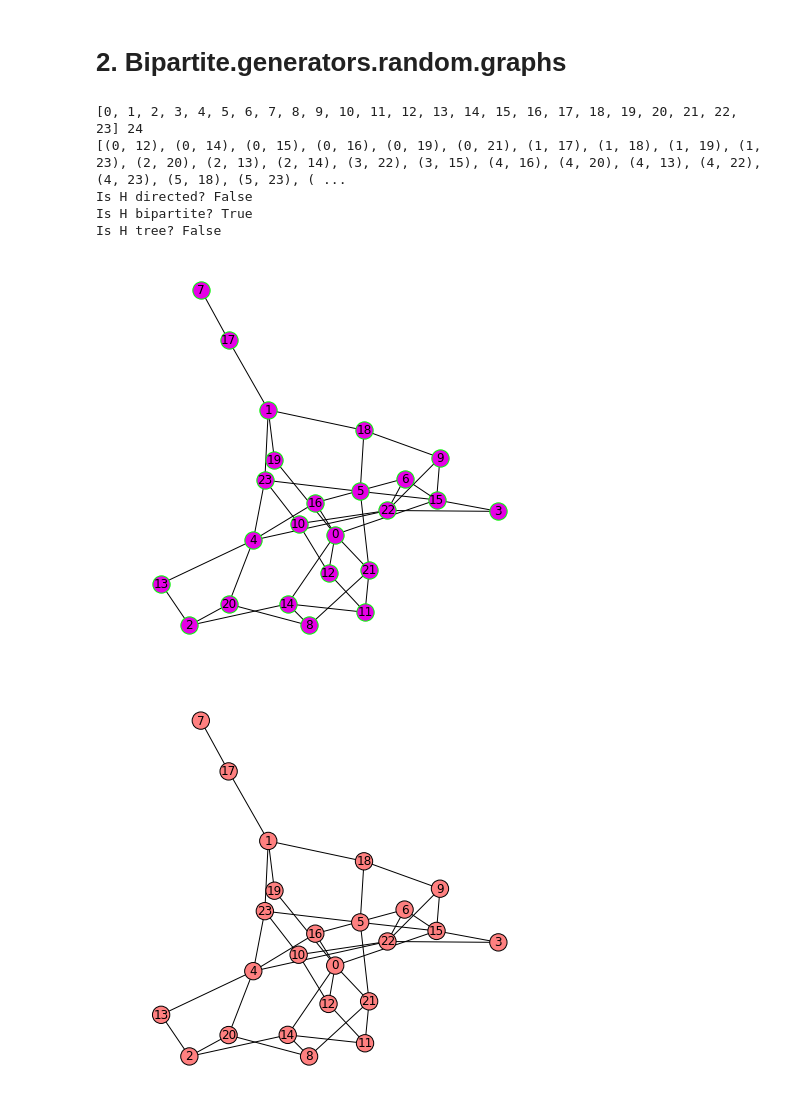
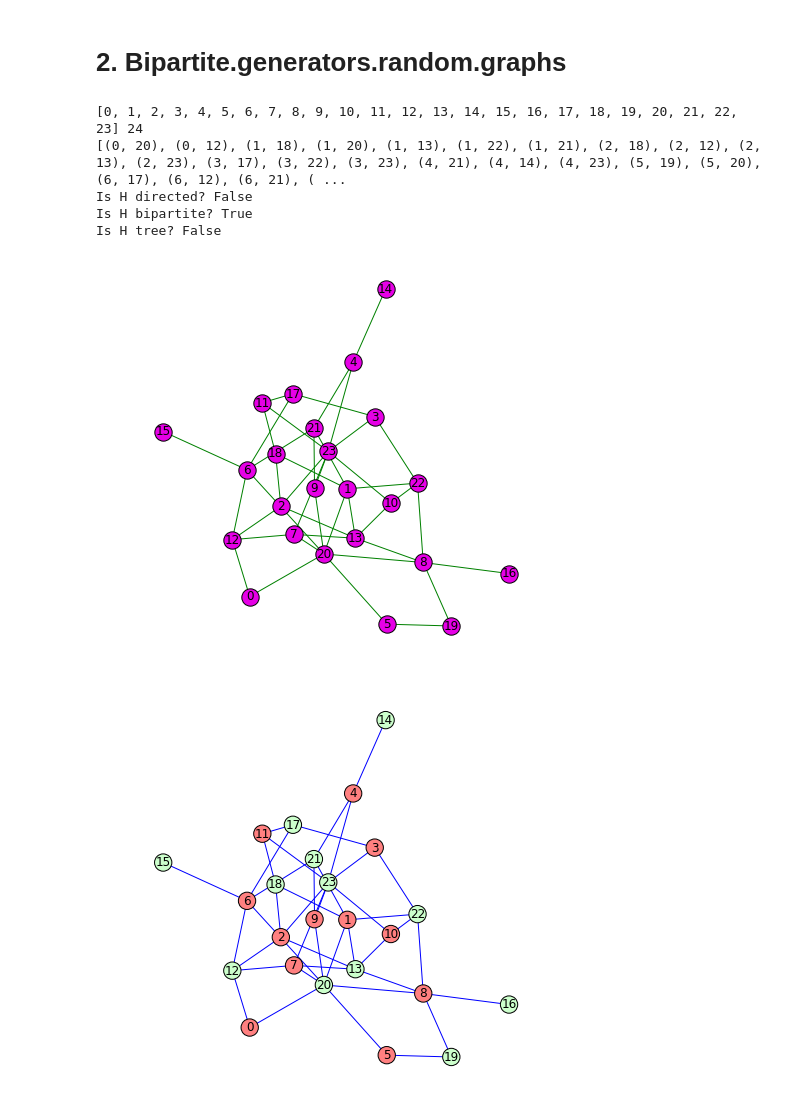
Before and after one commit to mboudour/NetworkXGraphs, a Jupyter notebook: Homeworks_Diakrita2018/Homework1/NB1_Homework_Giota_Zisimopoulou.ipynb, the cells around one changed output. Drawn from its saved outputs; the diff is of its cells as text; code cells hidden in the pictures.

```diff
--- a/Homeworks_Diakrita2018/Homework1/NB1_Homework_Giota_Zisimopoulou.ipynb
+++ b/Homeworks_Diakrita2018/Homework1/NB1_Homework_Giota_Zisimopoulou.ipynb
@@ -83,21 +99,40 @@ figsize=(7,7)
 node_color = "#e600e6"
 edge_color = "#ff8c1a"
 edge_border_color = "#00ff00"
-pcplot(H,pos,node_color,edge_color,edge_border_color,figsize)
+G=H
+plt.figure(figsize=figsize);
+nodes = nx.draw_networkx_nodes(G, pos, node_color=node_color,edge_color=edge_color)
+nodes.set_edgecolor(node_border_color)
+nx.draw_networkx_edges(G, pos,edge_color="green")
+nx.draw_networkx_labels(G, pos)
+plt.axis('off');
 # %% [output]
 [0, 1, 2, 3, 4, 5, 6, 7, 8, 9, 10, 11, 12, 13, 14, 15, 16, 17, 18, 19, 20, 21, 22, 23] 24
-[(0, 12), (0, 14), (0, 15), (0, 16), (0, 19), (0, 21), (1, 17), (1, 18), (1, 19), (1, 23), (2, 20), (2, 13), (2, 14), (3, 22), (3, 15), (4, 16), (4, 20), (4, 13), (4, 22), (4, 23), (5, 18), (5, 23), ( ...
+[(0, 20), (0, 12), (1, 18), (1, 20), (1, 13), (1, 22), (1, 21), (2, 18), (2, 12), (2, 13), (2, 23), (3, 17), (3, 22), (3, 23), (4, 21), (4, 14), (4, 23), (5, 19), (5, 20), (6, 17), (6, 12), (6, 21), ( ...
 Is H directed? False
 Is H bipartite? True
 Is H tree? False
-[figure, old version]
+[figure, new version]
 # %%
-bipartition={0:"#ff8080",1:"#ff8080",2:"#ff8080",3:"#ff8080",4:"#ff8080",5:"#ff8080",6:"#ff8080",7:"#ff8080",8:"#ff8080",9:"#ff8080",10:"#ff8080",11:"#ff8080",12:"#ff8080",13:"#ff8080",14:"#ff8080",15:"#ff8080",16:"#ff8080",17:"#ff8080",18:"#ff8080",19:"#ff8080",20:"#ff8080",21:"#ff8080",22:"#ff8080",23:"#ff8080"}
+# bipartition={0:"#ff8080",1:"#ff8080",2:"#ff8080",3:"#ff8080",4:"#ff8080",5:"#ff8080",6:"#ff8080",7:"#ff8080",8:"#ff8080",9:"#ff8080",10:"#ff8080",11:"#ff8080",
+#              12:"#ff8080",13:"#ff8080",14:"#ff8080",15:"#ff8080",16:"#ff8080",17:"#ff8080",18:"#ff8080",19:"#ff8080",20:"#ff8080",21:"#ff8080",22:"#ff8080",23:"#ff8080"}
+bipartition={}
+for i in range(len(H.nodes())):
+    if i<12:
+        bipartition[i]="#ff8080"
+    else:
+        bipartition[i]="#ccffcc"
+
 node_color=[bipartition[n] for n in H.nodes()]
 node_border_color='k'
-
-pcplot(H,pos,node_color,edge_color,node_border_color,figsize)
+G=H
+plt.figure(figsize=figsize);
+nodes = nx.draw_networkx_nodes(G, pos, node_color=node_color,edge_color=edge_color)
+nodes.set_edgecolor(node_border_color)
+nx.draw_networkx_edges(G, pos,edge_color="blue")
+nx.draw_networkx_labels(G, pos)
+plt.axis('off');
 # %% [output]
-[figure, old version]
+[figure, new version]
 # %%
 plt.figure(figsize=figsize);
```
Also changed, not shown: parts of 6 cells of this notebook.
